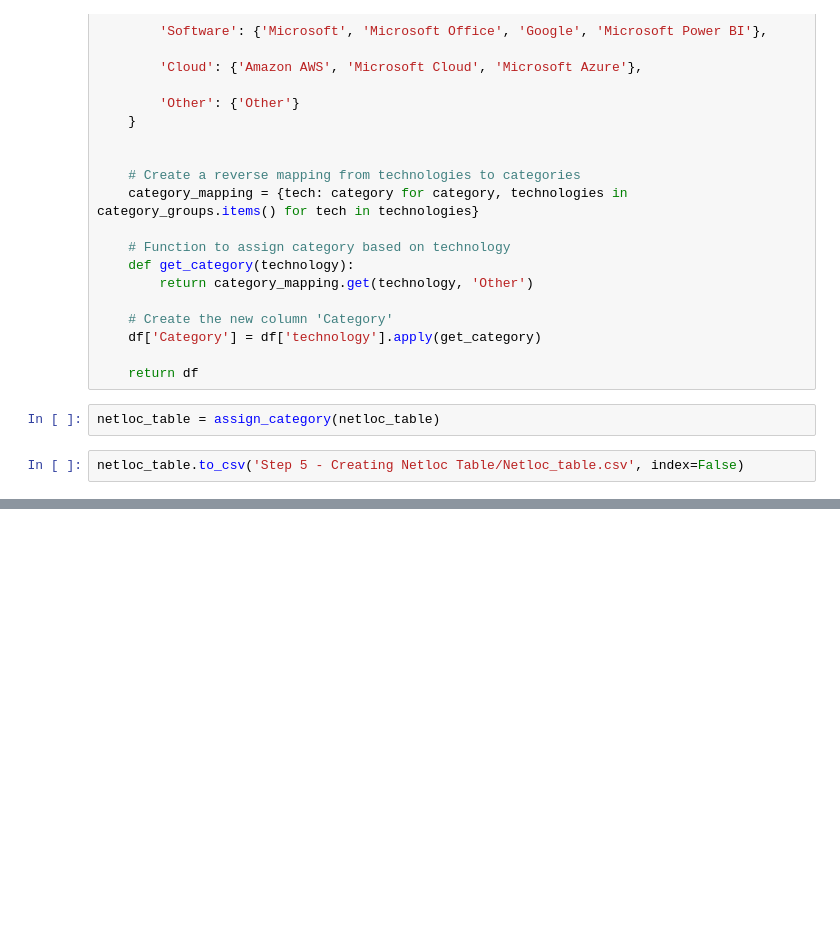
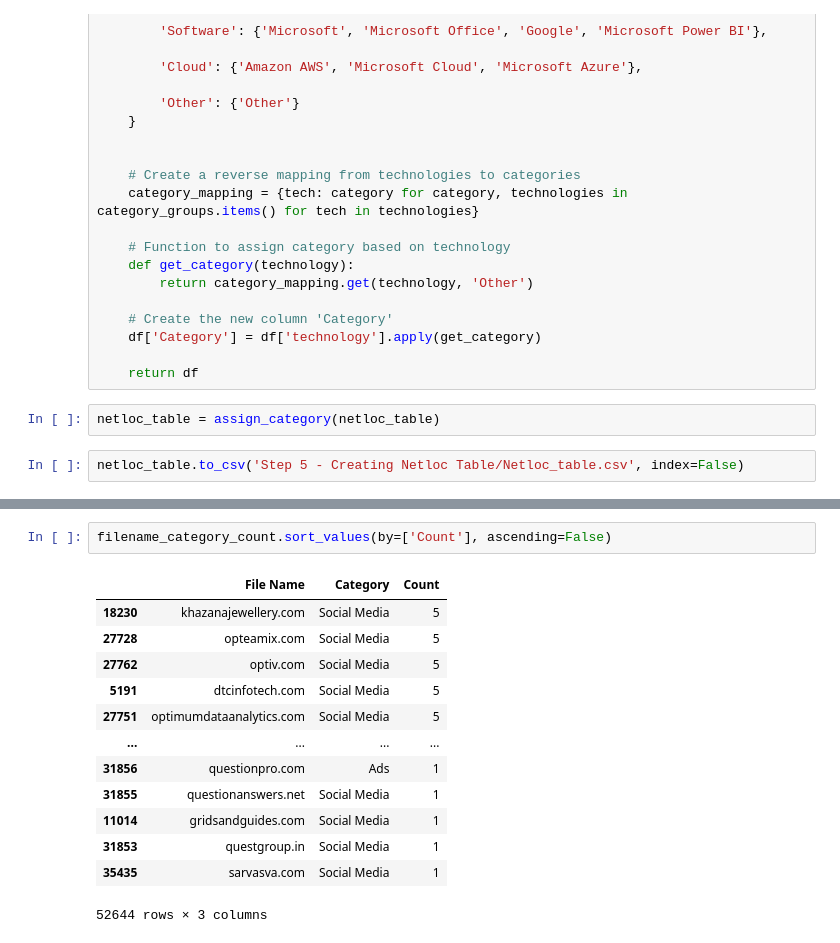
Before and after one commit to themohitbhatia/Company-Technography-Analysis, a Jupyter notebook: Technography_Data_Preprocessing.ipynb, the cells around one changed output, grey strips where cells are left out. Saved outputs shown, nothing was run; the diff lists cells and outputs as text; blank space fills up the shorter version.

```diff
--- a/Technography_Data_Preprocessing.ipynb
+++ b/Technography_Data_Preprocessing.ipynb
@@ -533,0 +589,16 @@ netloc_table.to_csv('Step 5 - Creating Netloc Table/Netloc_table.csv', index=Fal
+# %%
+filename_category_count.sort_values(by=['Count'], ascending=False)
+# %% [output]
+|  | File Name | Category | Count |
+| 18230 | khazanajewellery.com | Social Media | 5 |
+| 27728 | opteamix.com | Social Media | 5 |
+| 27762 | optiv.com | Social Media | 5 |
+| 5191 | dtcinfotech.com | Social Media | 5 |
+| 27751 | optimumdataanalytics.com | Social Media | 5 |
+| ... | ... | ... | ... |
+| 31856 | questionpro.com | Ads | 1 |
+| 31855 | questionanswers.net | Social Media | 1 |
+| 11014 | gridsandguides.com | Social Media | 1 |
+| 31853 | questgroup.in | Social Media | 1 |
+| 35435 | sarvasva.com | Social Media | 1 |
+52644 rows × 3 columns
```
Also changed, not shown: parts of 15 cells of this notebook.
